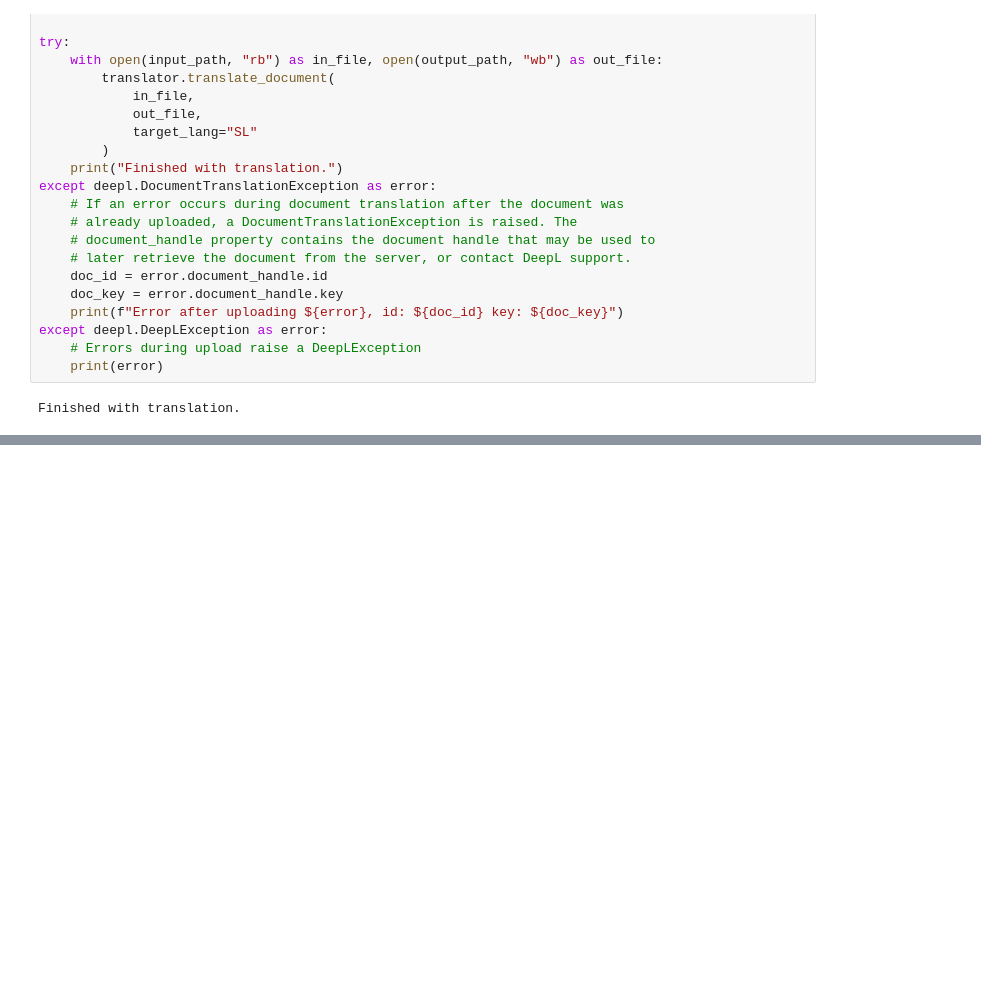
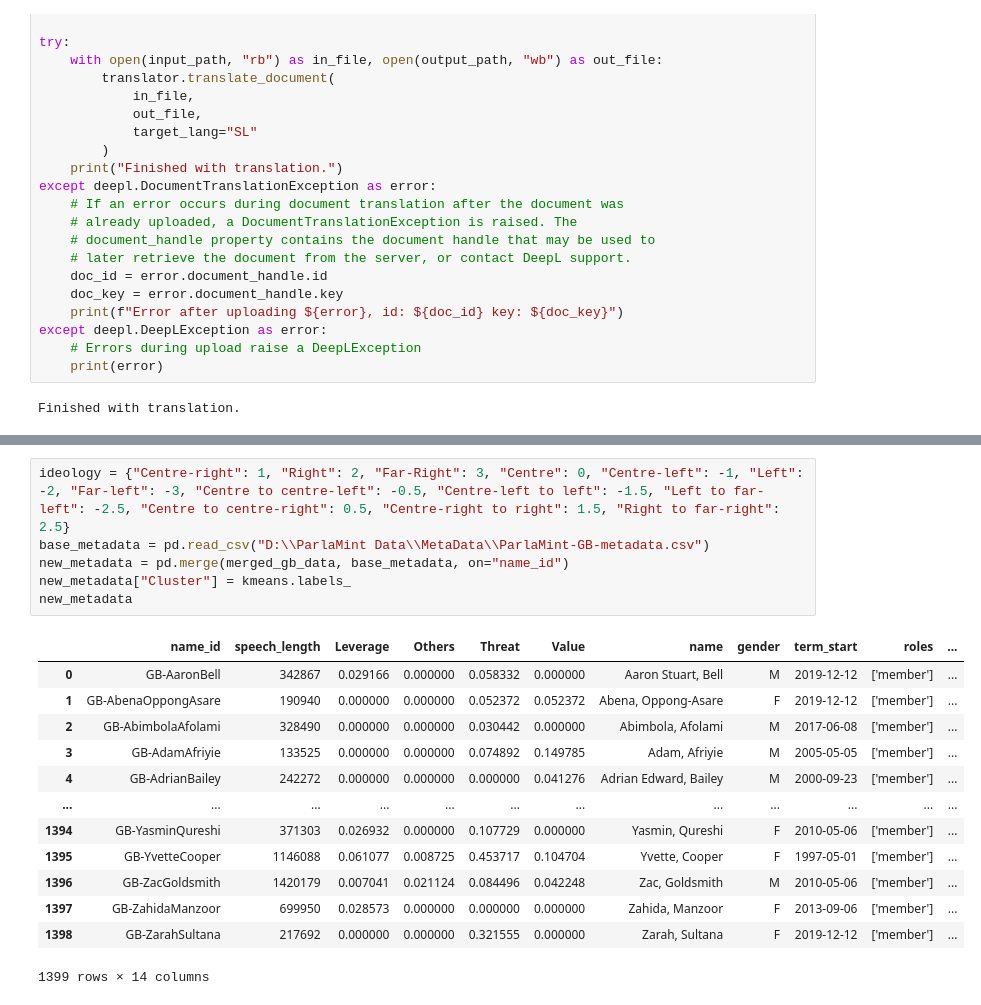
Before and after one commit to kferraga/ParliamentHackathon2024, a Jupyter notebook: datawrangling/translation_pipeline.ipynb, the cells around one changed output, grey strips where cells are left out. Drawn from its saved outputs; the diff is of its cells as text; blank space fills up the shorter version.

```diff
--- a/datawrangling/translation_pipeline.ipynb
+++ b/datawrangling/translation_pipeline.ipynb
@@ -31,0 +141,20 @@ Finished with translation.
+# %%
+ideology = {"Centre-right": 1, "Right": 2, "Far-Right": 3, "Centre": 0, "Centre-left": -1, "Left": -2, "Far-left": -3, "Centre to centre-left": -0.5, "Centre-left to left": -1.5, "Left to far-left": -2.5, "Centre to centre-right": 0.5, "Centre-right to right": 1.5, "Right to far-right": 2.5}
+base_metadata = pd.read_csv("D:\\ParlaMint Data\\MetaData\\ParlaMint-GB-metadata.csv")
+new_metadata = pd.merge(merged_gb_data, base_metadata, on="name_id")
+new_metadata["Cluster"] = kmeans.labels_
+new_metadata
+# %% [output]
+|  | name_id | speech_length | Leverage | Others | Threat | Value | name | gender | term_start | roles | ... |
+| 0 | GB-AaronBell | 342867 | 0.029166 | 0.000000 | 0.058332 | 0.000000 | Aaron Stuart, Bell | M | 2019-12-12 | ['member'] | ... |
+| 1 | GB-AbenaOppongAsare | 190940 | 0.000000 | 0.000000 | 0.052372 | 0.052372 | Abena, Oppong-Asare | F | 2019-12-12 | ['member'] | ... |
+| 2 | GB-AbimbolaAfolami | 328490 | 0.000000 | 0.000000 | 0.030442 | 0.000000 | Abimbola, Afolami | M | 2017-06-08 | ['member'] | ... |
+| 3 | GB-AdamAfriyie | 133525 | 0.000000 | 0.000000 | 0.074892 | 0.149785 | Adam, Afriyie | M | 2005-05-05 | ['member'] | ... |
+| 4 | GB-AdrianBailey | 242272 | 0.000000 | 0.000000 | 0.000000 | 0.041276 | Adrian Edward, Bailey | M | 2000-09-23 | ['member'] | ... |
+| ... | ... | ... | ... | ... | ... | ... | ... | ... | ... | ... | ... |
+| 1394 | GB-YasminQureshi | 371303 | 0.026932 | 0.000000 | 0.107729 | 0.000000 | Yasmin, Qureshi | F | 2010-05-06 | ['member'] | ... |
+| 1395 | GB-YvetteCooper | 1146088 | 0.061077 | 0.008725 | 0.453717 | 0.104704 | Yvette, Cooper | F | 1997-05-01 | ['member'] | ... |
+| 1396 | GB-ZacGoldsmith | 1420179 | 0.007041 | 0.021124 | 0.084496 | 0.042248 | Zac, Goldsmith | M | 2010-05-06 | ['member'] | ... |
+| 1397 | GB-ZahidaManzoor | 699950 | 0.028573 | 0.000000 | 0.000000 | 0.000000 | Zahida, Manzoor | F | 2013-09-06 | ['member'] | ... |
+| 1398 | GB-ZarahSultana | 217692 | 0.000000 | 0.000000 | 0.321555 | 0.000000 | Zarah, Sultana | F | 2019-12-12 | ['member'] | ... |
+1399 rows × 14 columns
```
Also changed, not shown: parts of 6 cells of this notebook, 31 other files.
